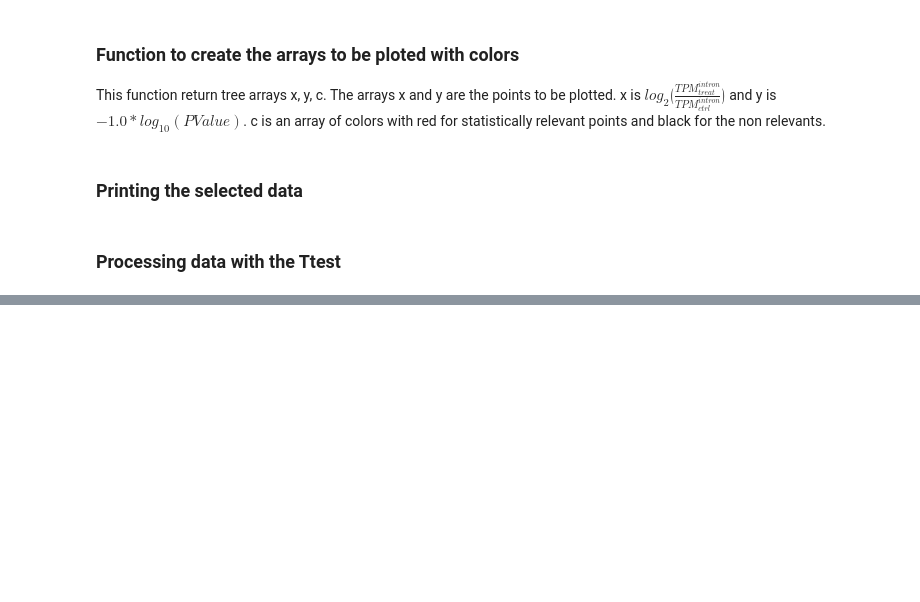
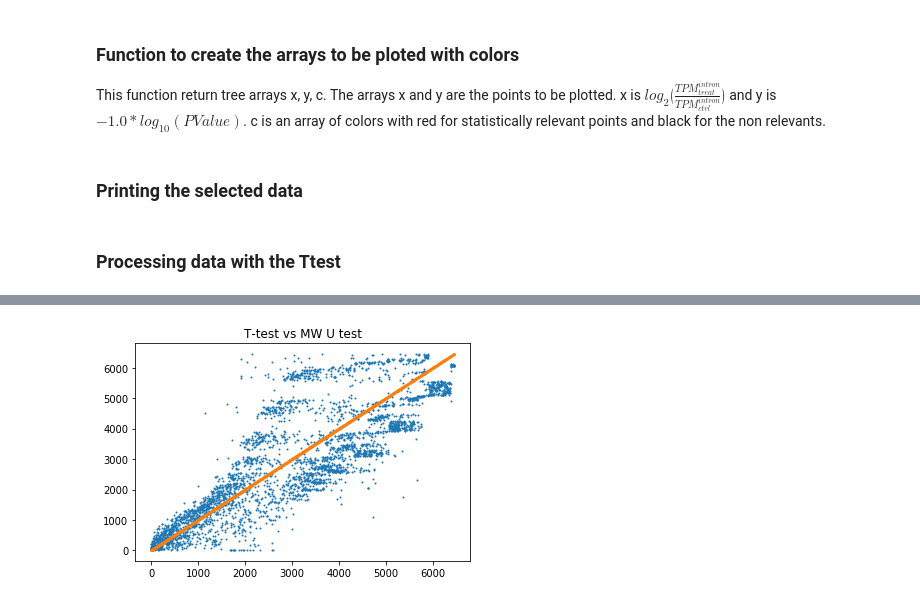
Before and after one commit to r78v10a07/diffexpIR-notebook, a Jupyter notebook: docs/CLL EGAR Data.ipynb, the cells around one changed output, grey strips where cells are left out. Cells and saved outputs as stored; diff of their text form; code cells hidden in the pictures; blank space fills up the shorter version.

```diff
--- a/docs/CLL EGAR Data.ipynb
+++ b/docs/CLL EGAR Data.ipynb
@@ -421,0 +481,19 @@ plt.show()
+# %%
+ttest_genes = ttest[(ttest[7] >= -1.0) | (ttest[8] >= -1.0)].groupby([0])[0]
+mwtest_genes = mwtest[(mwtest[7] >= -1.0) | (mwtest[8] >= -1.0)].groupby([0])[0]
+# %%
+x_genes = []
+y_genes = []
+for nt, gt in ttest_genes:
+    for nw, gw in mwtest_genes:
+        if nt == nw:
+            x_genes.append(gt.keys()[0])
+            y_genes.append(gw.keys()[0])
+            break;
+# %%
+plt.title(r'T-test vs MW U test')
+plt.scatter(x_genes, y_genes, s=1)
+plt.scatter(x_genes, x_genes, s=1)
+plt.show()
+# %% [output]
+[figure, added]
```
Also changed, not shown: parts of 16 cells of this notebook, 2 other files.
